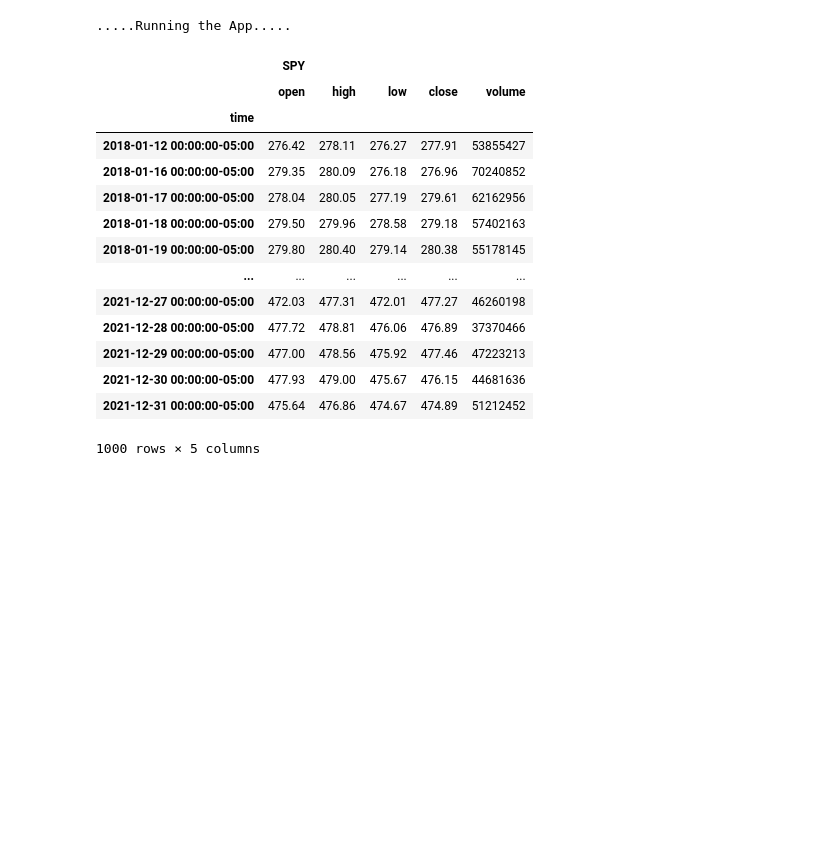
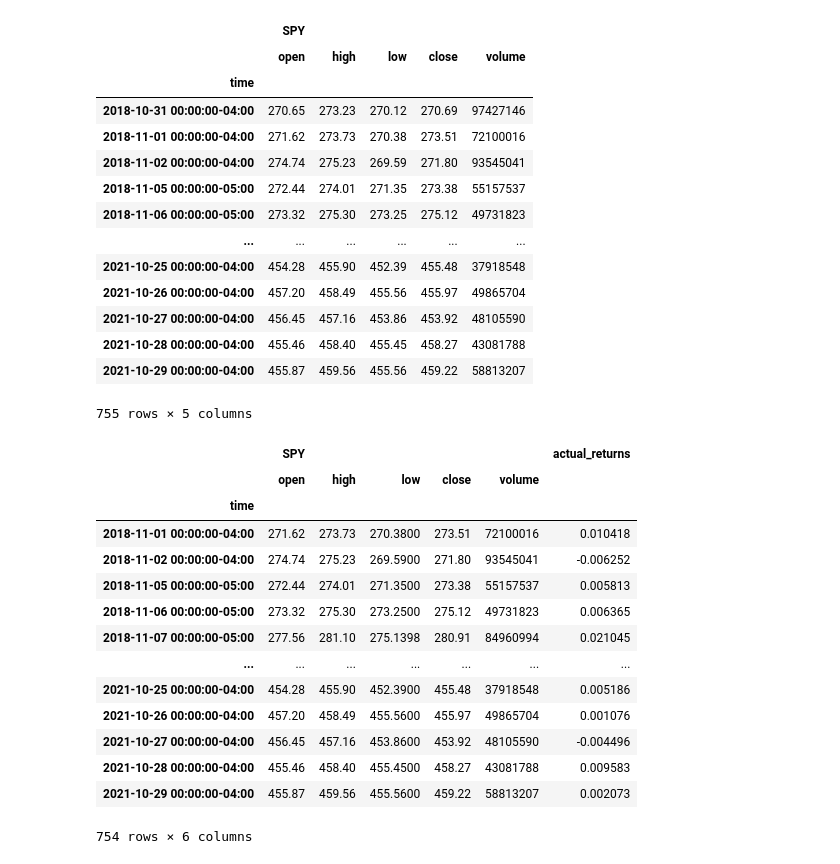
Before and after one commit to mingluuu/Bring_Neural_Network_to_Algo_Trading, a Jupyter notebook: project2.ipynb, the cells around one changed output. Cells and saved outputs as stored; diff of their text form; code cells hidden in the pictures; blank space fills up the shorter version.

```diff
--- a/Project_2_v1.ipynb
+++ b/project2.ipynb
@@ -33,7 +28,7 @@ def get_data(tickers):
     Download data for the selected tickers from ALPACA API with the API keys
     stored in the 'api.env' document
     """
-    load_dotenv('api.env')
+    load_dotenv("api.env")
     alpaca_api_key = os.getenv("ALPACA_API_KEY")
     alpaca_secret_key = os.getenv("ALPACA_SECRET_KEY")
 
@@ -44,8 +39,8 @@ def get_data(tickers):
 
     timeframe = '1D'
 
-    start_date = pd.Timestamp("2018-01-01", tz="America/New_York").isoformat()
-    end_date = pd.Timestamp("2021-12-31", tz="America/New_York").isoformat()
+    start_date = pd.Timestamp("2018-10-31", tz="America/New_York").isoformat()
+    end_date = pd.Timestamp("2021-10-31", tz="America/New_York").isoformat()
 
     price_df = alpaca.get_barset(
     tickers,
@@ -57,28 +52,46 @@ def get_data(tickers):
 
     return price_df
 # %%
-###Part 1: Prepare the data
-
-print("\n.....Running the App.....\n")
-
 #Get API Data in a dataframe
-prices_df = get_data("SPY")
-
+ticker = "SPY"
+prices_df = get_data(ticker)
 prices_df
 # %% [output]
+|  | SPY |  |  |  |  |
+|  | open | high | low | close | volume |
+| time |  |  |  |  |  |
+| 2018-10-31 00:00:00-04:00 | 270.65 | 273.23 | 270.12 | 270.69 | 97427146 |
+| 2018-11-01 00:00:00-04:00 | 271.62 | 273.73 | 270.38 | 273.51 | 72100016 |
+| 2018-11-02 00:00:00-04:00 | 274.74 | 275.23 | 269.59 | 271.80 | 93545041 |
+| 2018-11-05 00:00:00-05:00 | 272.44 | 274.01 | 271.35 | 273.38 | 55157537 |
+| 2018-11-06 00:00:00-05:00 | 273.32 | 275.30 | 273.25 | 275.12 | 49731823 |
+| ... | ... | ... | ... | ... | ... |
+| 2021-10-25 00:00:00-04:00 | 454.28 | 455.90 | 452.39 | 455.48 | 37918548 |
+| 2021-10-26 00:00:00-04:00 | 457.20 | 458.49 | 455.56 | 455.97 | 49865704 |
+| 2021-10-27 00:00:00-04:00 | 456.45 | 457.16 | 453.86 | 453.92 | 48105590 |
+| 2021-10-28 00:00:00-04:00 | 455.46 | 458.40 | 455.45 | 458.27 | 43081788 |
+| 2021-10-29 00:00:00-04:00 | 455.87 | 459.56 | 455.56 | 459.22 | 58813207 |
-.....Running the App.....
+755 rows × 5 columns
-|  | SPY |  |  |  |  |
-|  | open | high | low | close | volume |
-| time |  |  |  |  |  |
-| 2018-01-12 00:00:00-05:00 | 276.42 | 278.11 | 276.27 | 277.91 | 53855427 |
-| 2018-01-16 00:00:00-05:00 | 279.35 | 280.09 | 276.18 | 276.96 | 70240852 |
-| 2018-01-17 00:00:00-05:00 | 278.04 | 280.05 | 277.19 | 279.61 | 62162956 |
-| 2018-01-18 00:00:00-05:00 | 279.50 | 279.96 | 278.58 | 279.18 | 57402163 |
-| 2018-01-19 00:00:00-05:00 | 279.80 | 280.40 | 279.14 | 280.38 | 55178145 |
-| ... | ... | ... | ... | ... | ... |
-| 2021-12-27 00:00:00-05:00 | 472.03 | 477.31 | 472.01 | 477.27 | 46260198 |
-| 2021-12-28 00:00:00-05:00 | 477.72 | 478.81 | 476.06 | 476.89 | 37370466 |
-| 2021-12-29 00:00:00-05:00 | 477.00 | 478.56 | 475.92 | 477.46 | 47223213 |
-| 2021-12-30 00:00:00-05:00 | 477.93 | 479.00 | 475.67 | 476.15 | 44681636 |
-| 2021-12-31 00:00:00-05:00 | 475.64 | 476.86 | 474.67 | 474.89 | 51212452 |
-1000 rows × 5 columns
+# %%
+# Use the pct_change function to generate the returns from "close"
+prices_df["actual_returns"] = prices_df["SPY"]["close"].pct_change()
+# %%
+prices_df = prices_df.dropna()
+# %%
+prices_df
+# %% [output]
+|  | SPY |  |  |  |  | actual_returns |
+|  | open | high | low | close | volume |  |
+| time |  |  |  |  |  |  |
+| 2018-11-01 00:00:00-04:00 | 271.62 | 273.73 | 270.3800 | 273.51 | 72100016 | 0.010418 |
+| 2018-11-02 00:00:00-04:00 | 274.74 | 275.23 | 269.5900 | 271.80 | 93545041 | -0.006252 |
+| 2018-11-05 00:00:00-05:00 | 272.44 | 274.01 | 271.3500 | 273.38 | 55157537 | 0.005813 |
+| 2018-11-06 00:00:00-05:00 | 273.32 | 275.30 | 273.2500 | 275.12 | 49731823 | 0.006365 |
+| 2018-11-07 00:00:00-05:00 | 277.56 | 281.10 | 275.1398 | 280.91 | 84960994 | 0.021045 |
+| ... | ... | ... | ... | ... | ... | ... |
+| 2021-10-25 00:00:00-04:00 | 454.28 | 455.90 | 452.3900 | 455.48 | 37918548 | 0.005186 |
+| 2021-10-26 00:00:00-04:00 | 457.20 | 458.49 | 455.5600 | 455.97 | 49865704 | 0.001076 |
+| 2021-10-27 00:00:00-04:00 | 456.45 | 457.16 | 453.8600 | 453.92 | 48105590 | -0.004496 |
+| 2021-10-28 00:00:00-04:00 | 455.46 | 458.40 | 455.4500 | 458.27 | 43081788 | 0.009583 |
+| 2021-10-29 00:00:00-04:00 | 455.87 | 459.56 | 455.5600 | 459.22 | 58813207 | 0.002073 |
+754 rows × 6 columns
```
Also changed, not shown: parts of 19 cells of this notebook, 1 other file.
